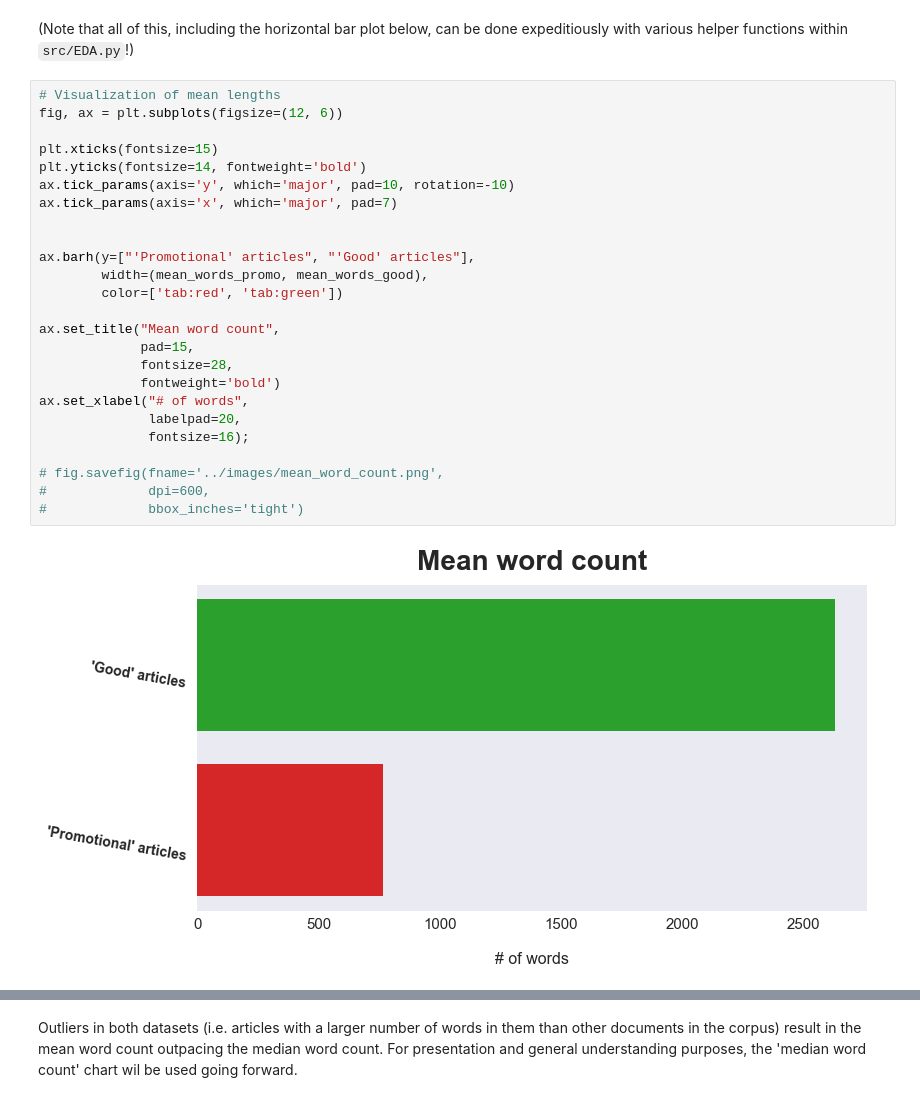
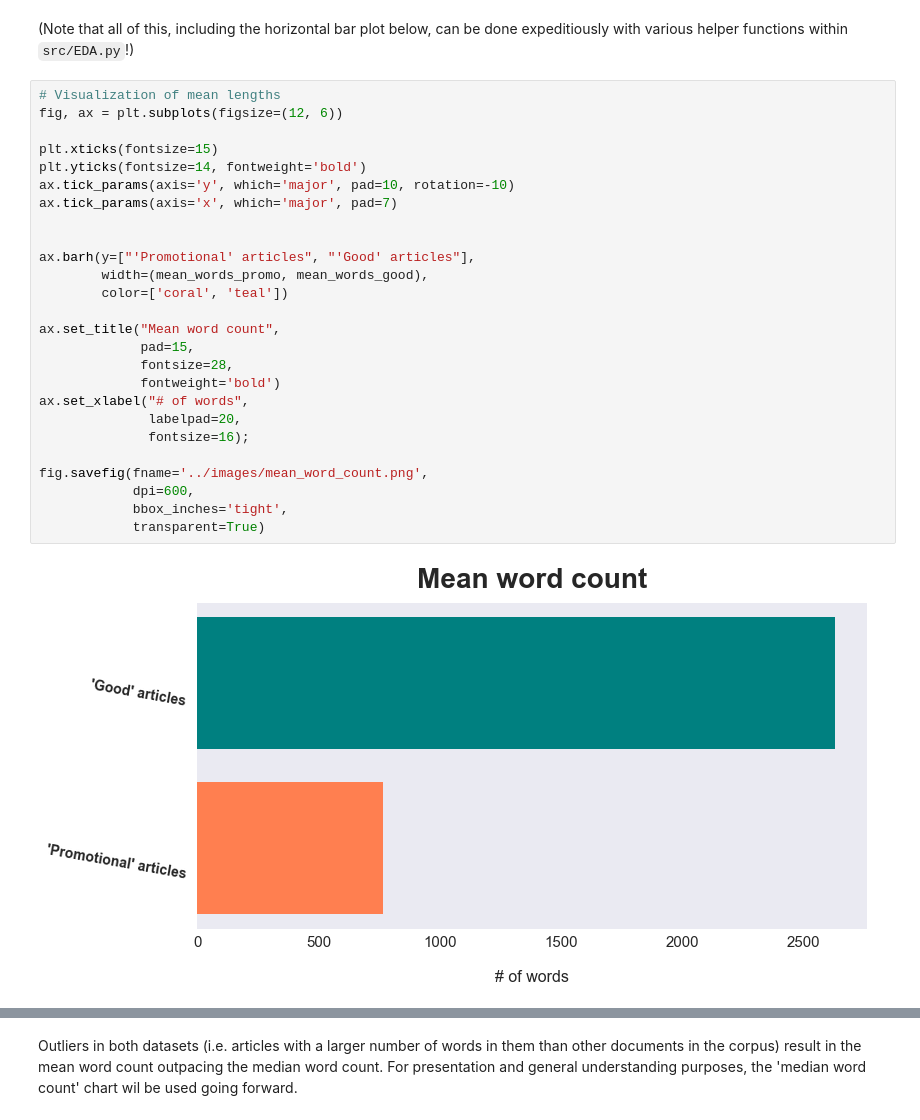
Before and after one commit to toastdeini/Wikipedia-article-quality, a Jupyter notebook: prep/Exploratory_Analysis.ipynb, the cells around one changed output, grey strips where cells are left out. Drawn from its saved outputs; the diff is of its cells as text.

Commit message:
Altering code for transparent BG on charts

```diff
--- a/prep/Exploratory_Analysis.ipynb
+++ b/prep/Exploratory_Analysis.ipynb
@@ -246,30 +246,31 @@ On average, 'good' articles are 3.4 times longer than 'promotional' articles
 # %%
 # Visualization of mean lengths
 fig, ax = plt.subplots(figsize=(12, 6))
 
 plt.xticks(fontsize=15)
 plt.yticks(fontsize=14, fontweight='bold')
 ax.tick_params(axis='y', which='major', pad=10, rotation=-10)
 ax.tick_params(axis='x', which='major', pad=7)
 
 
 ax.barh(y=["'Promotional' articles", "'Good' articles"],
         width=(mean_words_promo, mean_words_good),
-        color=['tab:red', 'tab:green'])
+        color=['coral', 'teal'])
 
 ax.set_title("Mean word count",
              pad=15,
              fontsize=28,
              fontweight='bold')
 ax.set_xlabel("# of words",
               labelpad=20,
               fontsize=16);
 
-# fig.savefig(fname='../images/mean_word_count.png',
-#             dpi=600,
-#             bbox_inches='tight')
+fig.savefig(fname='../images/mean_word_count.png',
+            dpi=600,
+            bbox_inches='tight',
+            transparent=True)
 # %% [output]
-[figure, old version]
+[figure, new version]
 # %%
 # Visualization of median lengths
 fig, ax = plt.subplots(figsize=(12, 6))
```
Also changed, not shown: parts of 13 cells of this notebook.
